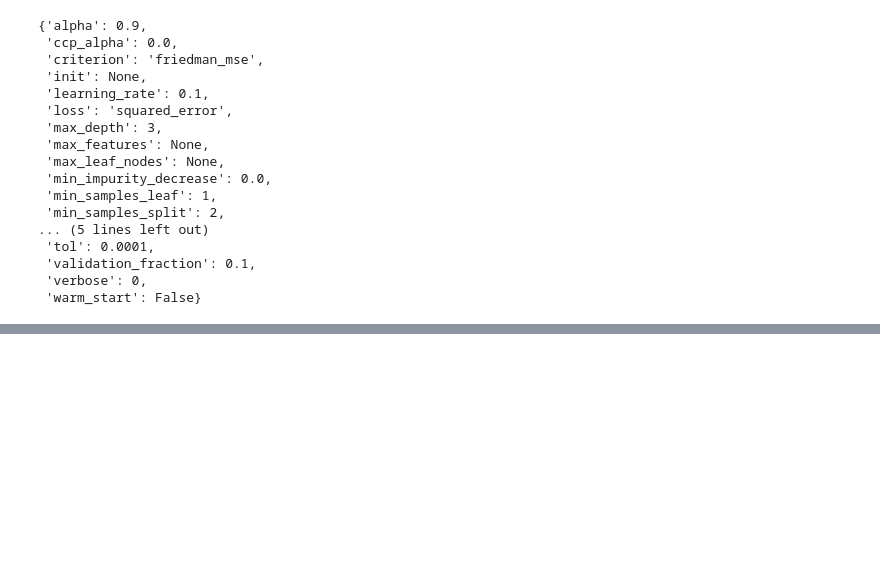
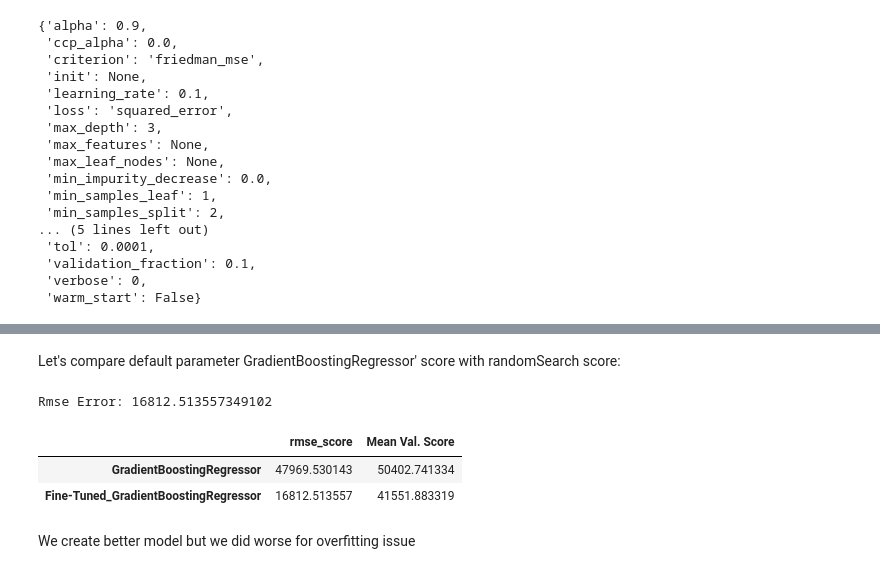
Before and after one commit to enescatagan/house-price-prediction, a Jupyter notebook: notebooks/main_nb.ipynb, the cells around one changed output, grey strips where cells are left out. Cells and saved outputs as stored; diff of their text form; code cells hidden in the pictures; blank space fills up the shorter version.

```diff
--- a/notebooks/main_nb.ipynb
+++ b/notebooks/main_nb.ipynb
@@ -2188,0 +2296,24 @@ param_dist = {
+# %% [markdown]
+Let's compare default parameter GradientBoostingRegressor' score with randomSearch score:
+# %%
+housing_predictions = rnd_search_gradient_boosting.predict(housing)
+rnd_search_gradient_boosting_train_error = calculate_rmse(housing_labels, housing_predictions)
+# %% [output]
+Rmse Error: 16812.513557349102
+# %%
+pd.DataFrame({
+    "GradientBoostingRegressor": {
+        "rmse_score": error_scores["GradientBoostingRegressor"]["Training Score"],
+        "Mean Val. Score": error_scores["GradientBoostingRegressor"]["Mean Val. Score"]
+    },
+    "Fine-Tuned_GradientBoostingRegressor": {
+        "rmse_score": rnd_search_gradient_boosting_train_error,
+        "Mean Val. Score": -rnd_search_gradient_boosting.best_score_
+    }
+}).T
+# %% [output]
+|  | rmse_score | Mean Val. Score |
+| GradientBoostingRegressor | 47969.530143 | 50402.741334 |
+| Fine-Tuned_GradientBoostingRegressor | 16812.513557 | 41551.883319 |
+# %% [markdown]
+We create better model but we did worse for overfitting issue
```
Also changed, not shown: parts of 12 cells of this notebook.
